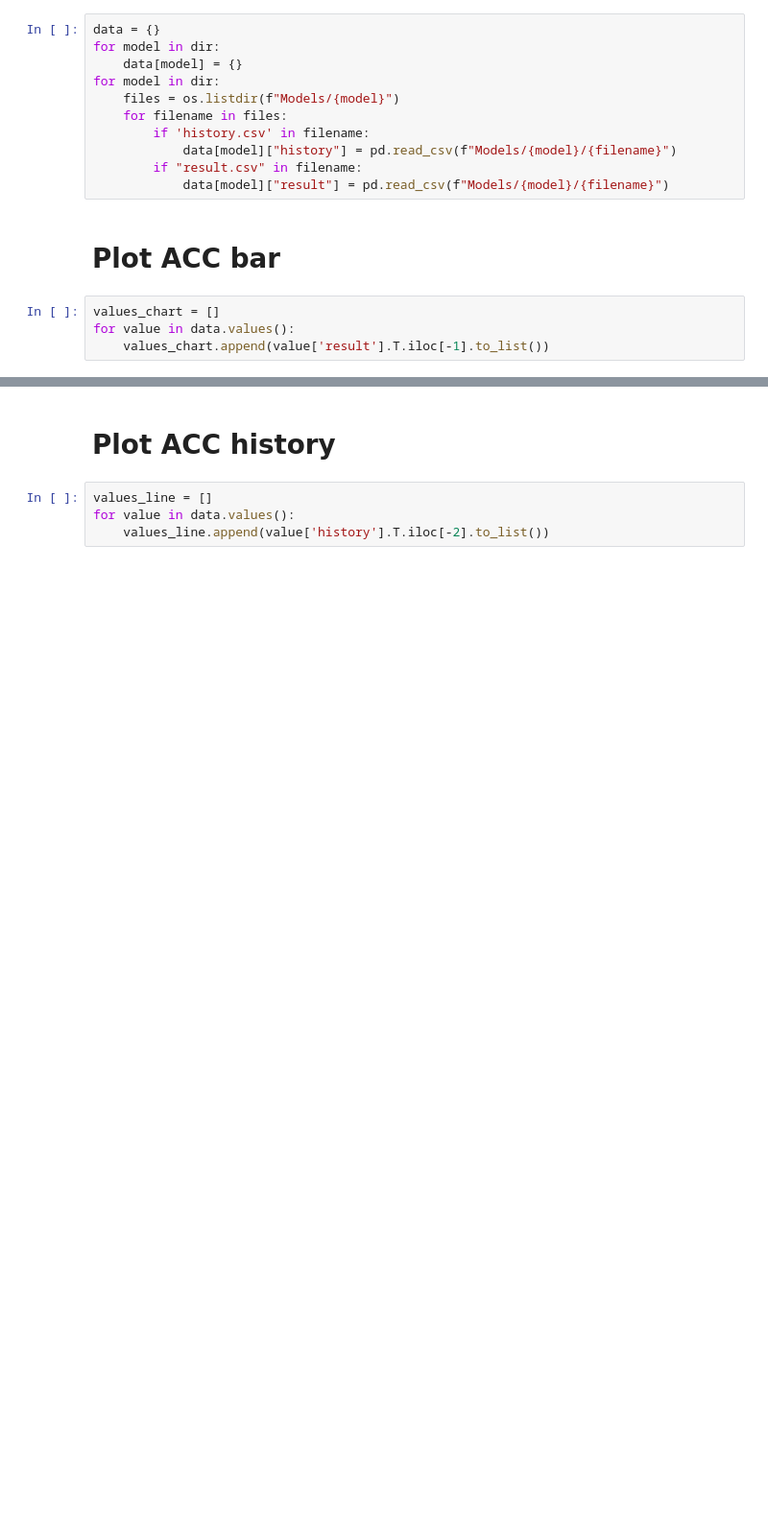
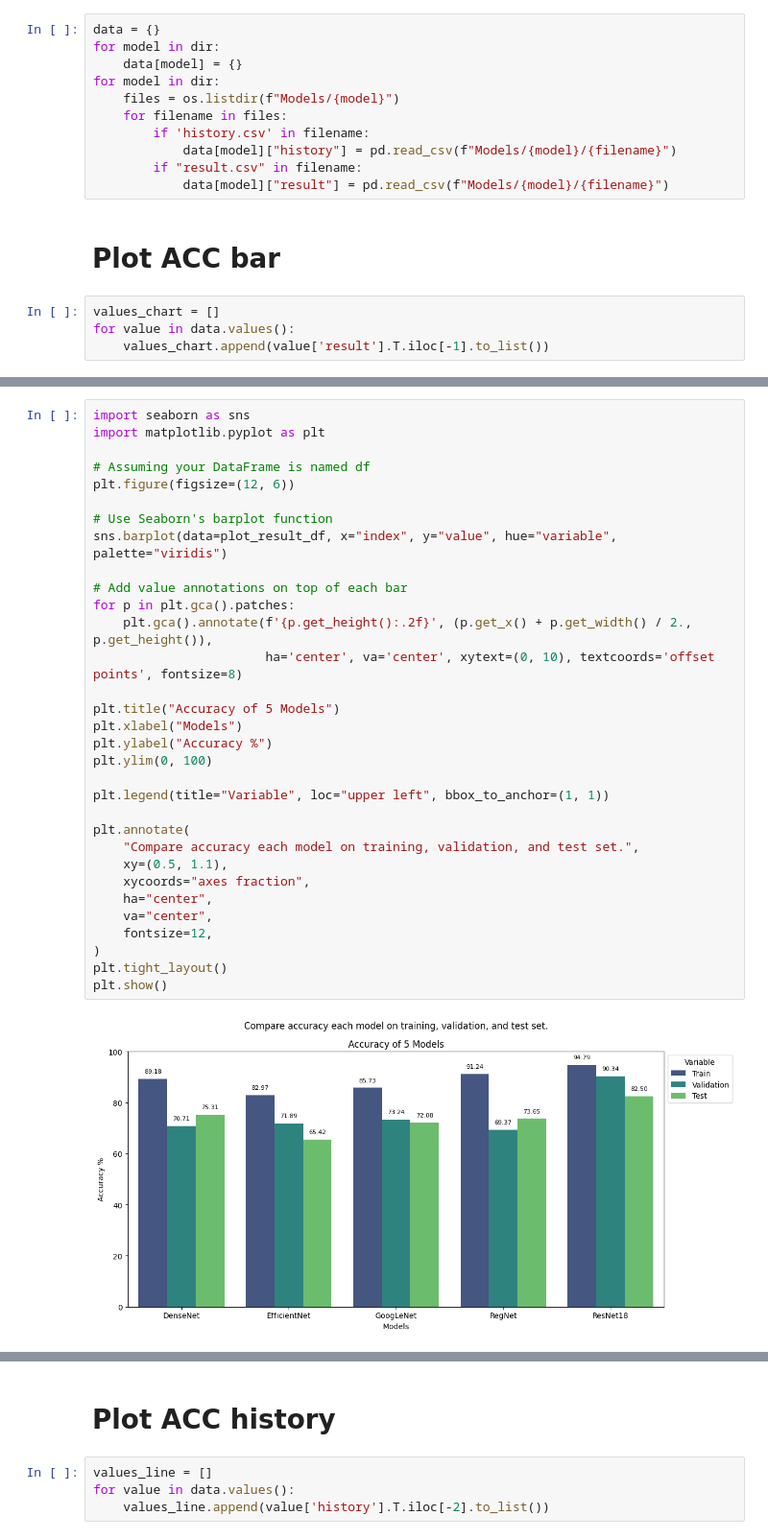
Before and after one commit to Mahmimi/Alzheimer, a Jupyter notebook: splitmatter/compare_eff.ipynb, the cells around one changed output, grey strips where cells are left out. Shown: that part at 96% size. Saved outputs shown, nothing was run; the diff lists cells and outputs as text; blank space fills up the shorter version.

```diff
--- a/splitmatter/compare_eff.ipynb
+++ b/splitmatter/compare_eff.ipynb
@@ -79,3 +80,37 @@ fig.update_yaxes(range=[0, 100])
 
 # Show the figure
 fig.show()
+# %%
+import seaborn as sns
+import matplotlib.pyplot as plt
+
+# Assuming your DataFrame is named df
+plt.figure(figsize=(12, 6))
+
+# Use Seaborn's barplot function
+sns.barplot(data=plot_result_df, x="index", y="value", hue="variable", palette="viridis")
+
+# Add value annotations on top of each bar
+for p in plt.gca().patches:
+    plt.gca().annotate(f'{p.get_height():.2f}', (p.get_x() + p.get_width() / 2., p.get_height()),
+                       ha='center', va='center', xytext=(0, 10), textcoords='offset points', fontsize=8)
+
+plt.title("Accuracy of 5 Models")
+plt.xlabel("Models")
+plt.ylabel("Accuracy %")
+plt.ylim(0, 100)
+
+plt.legend(title="Variable", loc="upper left", bbox_to_anchor=(1, 1))
+
+plt.annotate(
+    "Compare accuracy each model on training, validation, and test set.",
+    xy=(0.5, 1.1),
+    xycoords="axes fraction",
+    ha="center",
+    va="center",
+    fontsize=12,
+)
+plt.tight_layout()
+plt.show()
+# %% [output]
+[figure, added]
```
Also changed, not shown: parts of 4 cells of this notebook, 2 other files.
